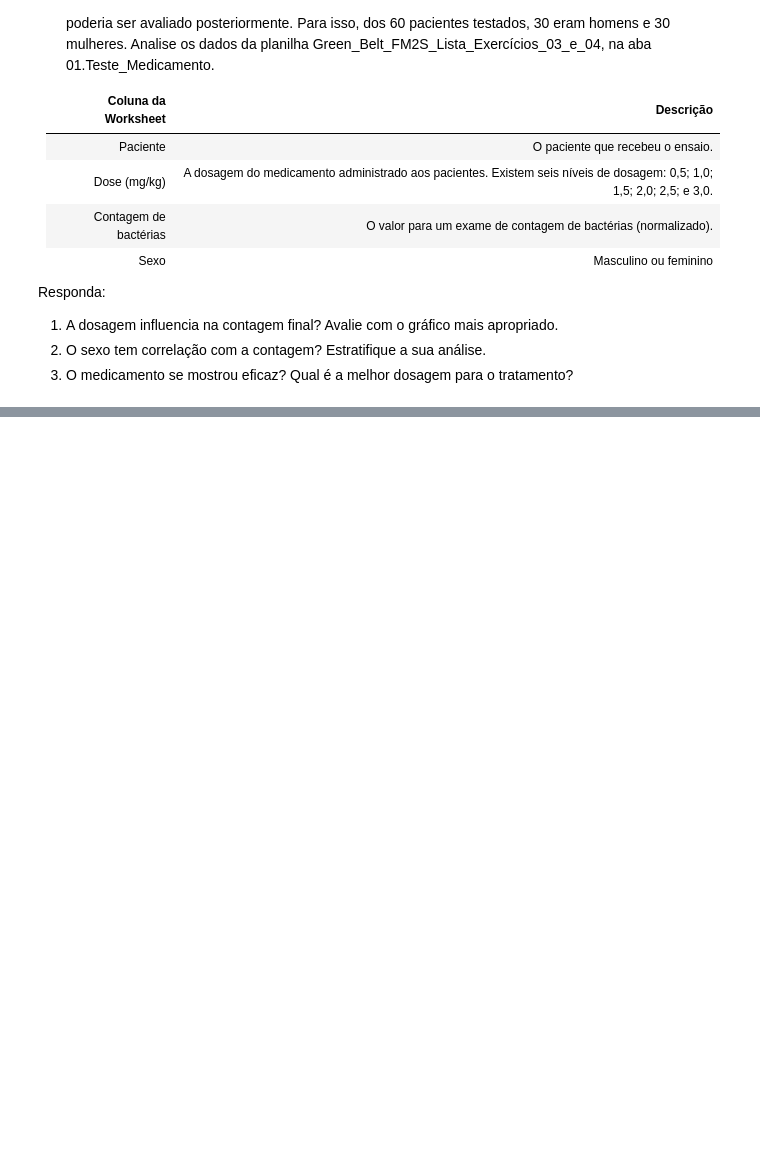
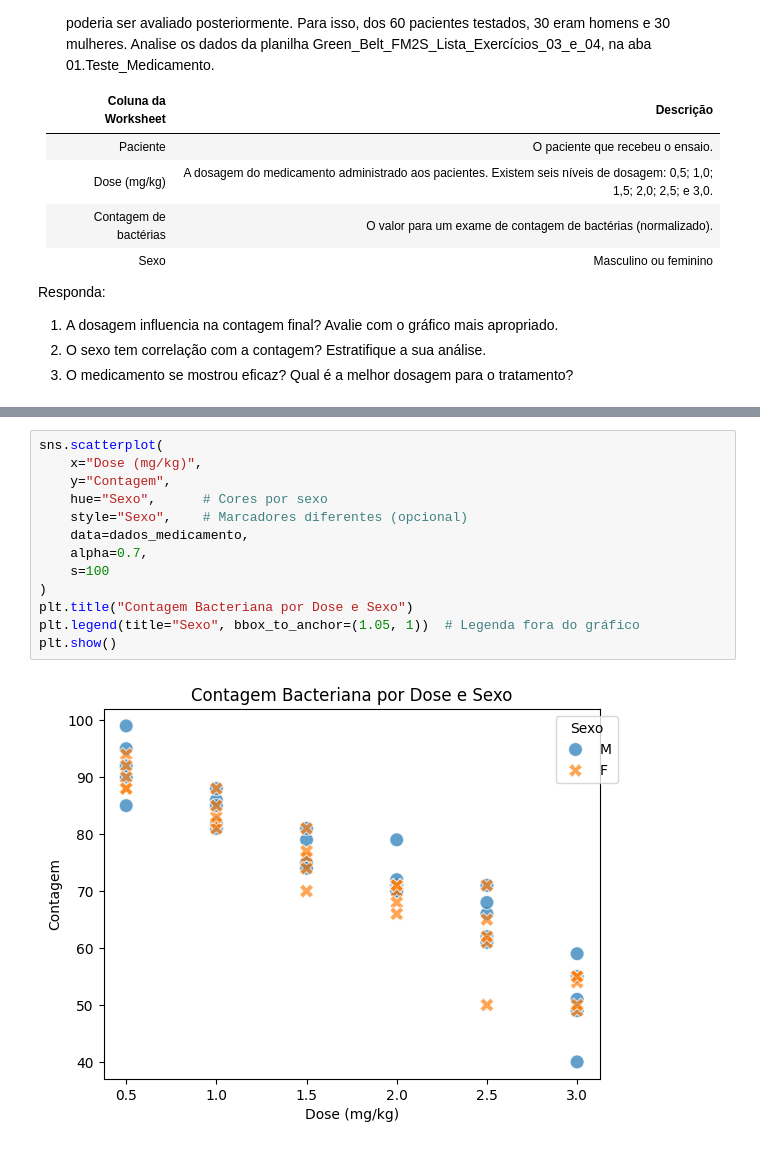
Before and after one commit to moises-rb/Analise_Dados, a Jupyter notebook: Green_Belt/3-Analyse/Exercicios/Lista_3/01-pesquisador_medico.ipynb, the cells around one changed output, grey strips where cells are left out. Drawn from its saved outputs; the diff is of its cells as text; blank space fills up the shorter version.

```diff
--- a/Green_Belt/3-Analyse/Exercicios/Lista_3/01-pesquisador_medico.ipynb
+++ b/Green_Belt/3-Analyse/Exercicios/Lista_3/01-pesquisador_medico.ipynb
@@ -26,0 +100,15 @@ Responda:
+# %%
+sns.scatterplot(
+    x="Dose (mg/kg)",
+    y="Contagem",
+    hue="Sexo",      # Cores por sexo
+    style="Sexo",    # Marcadores diferentes (opcional)
+    data=dados_medicamento,
+    alpha=0.7,
+    s=100
+)
+plt.title("Contagem Bacteriana por Dose e Sexo")
+plt.legend(title="Sexo", bbox_to_anchor=(1.05, 1))  # Legenda fora do gráfico
+plt.show()
+# %% [output]
+[figure, added]
```
Also changed, not shown: parts of 13 cells of this notebook.
